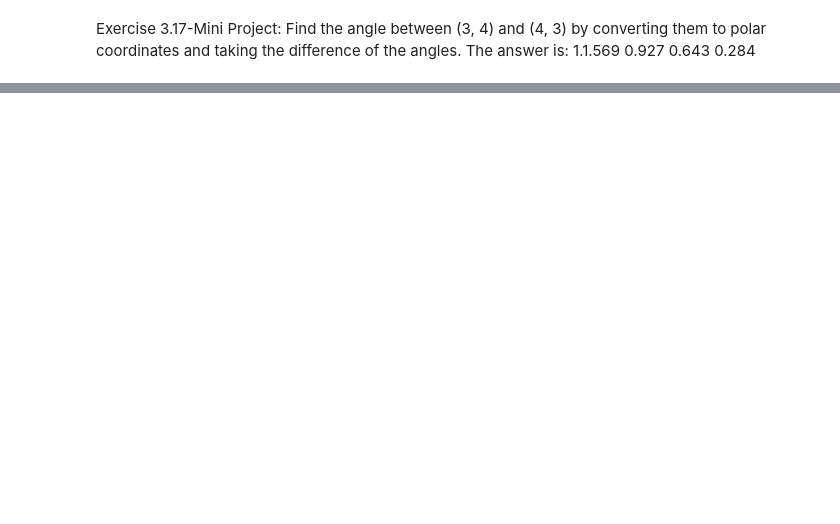
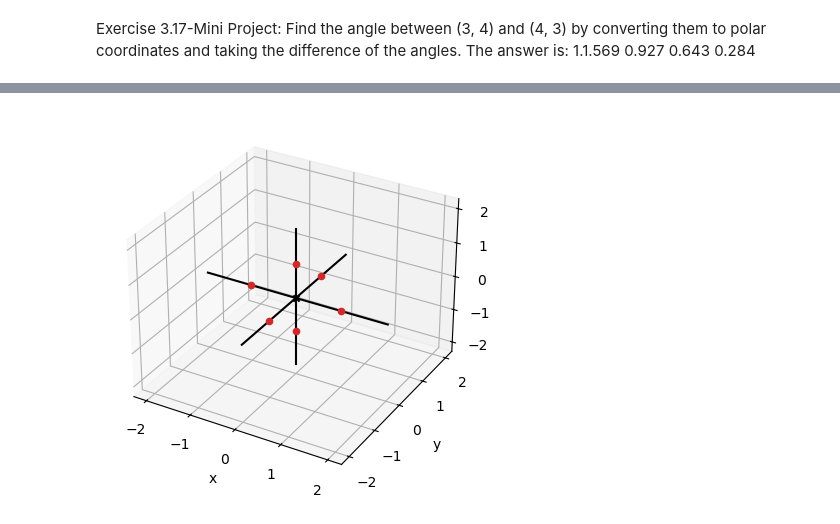
Before and after one commit to Brailor/Math-for-Programmers, a Jupyter notebook: Chapter 03/own.ipynb, the cells around one changed output, grey strips where cells are left out. Saved outputs shown, nothing was run; the diff lists cells and outputs as text; code cells hidden in the pictures; blank space fills up the shorter version.

```diff
--- a/Chapter 03/own.ipynb
+++ b/Chapter 03/own.ipynb
@@ -317,0 +385,7 @@ NameError: name 'atan' is not defined
+# %%
+vertex = [(0,1,0),(0,-1,0),(1,0,0),(-1,0,0),(0,0,1),(0,0,-1)]
+draw3d(
+    Points3D(*vertex, color=red)
+)
+# %% [output]
+[figure, added]
```
Also changed, not shown: parts of 26 cells of this notebook, 1 other file.
